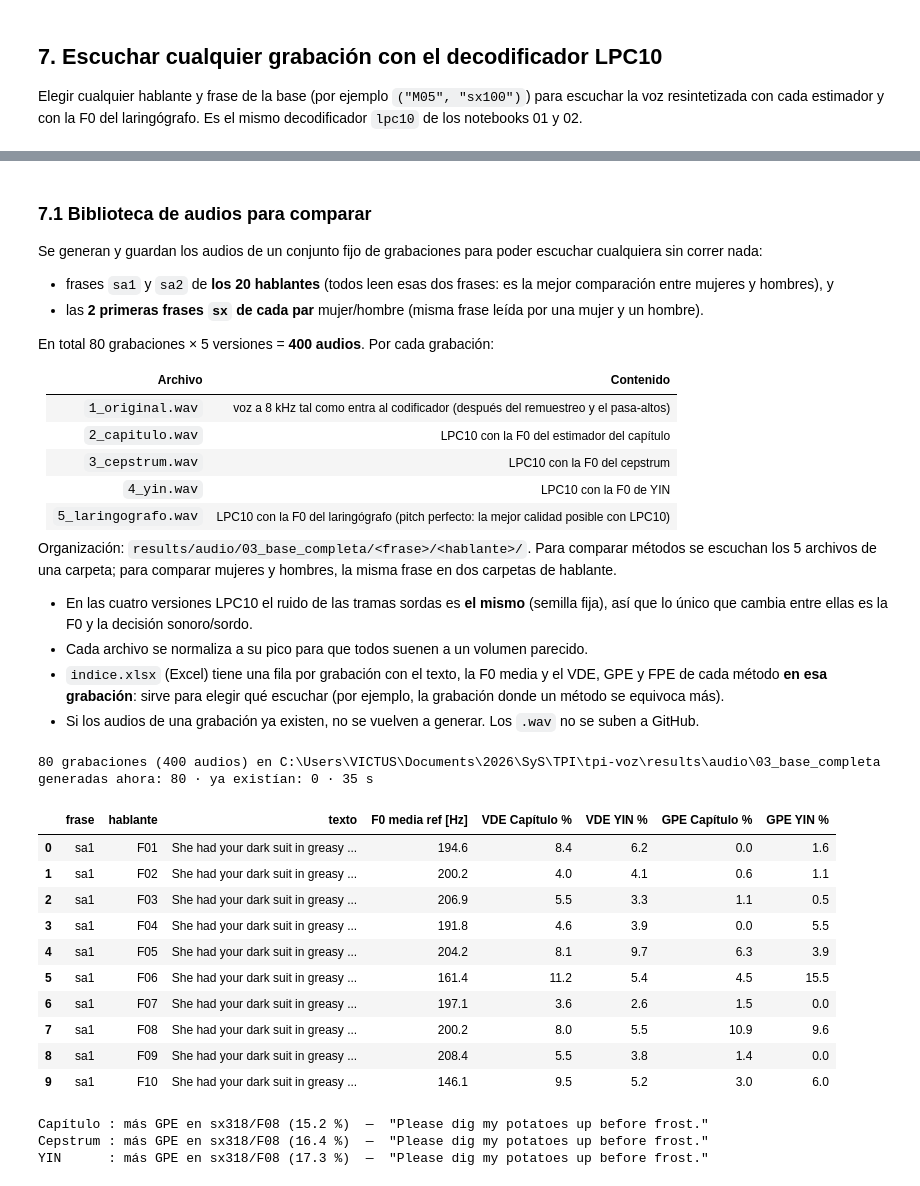
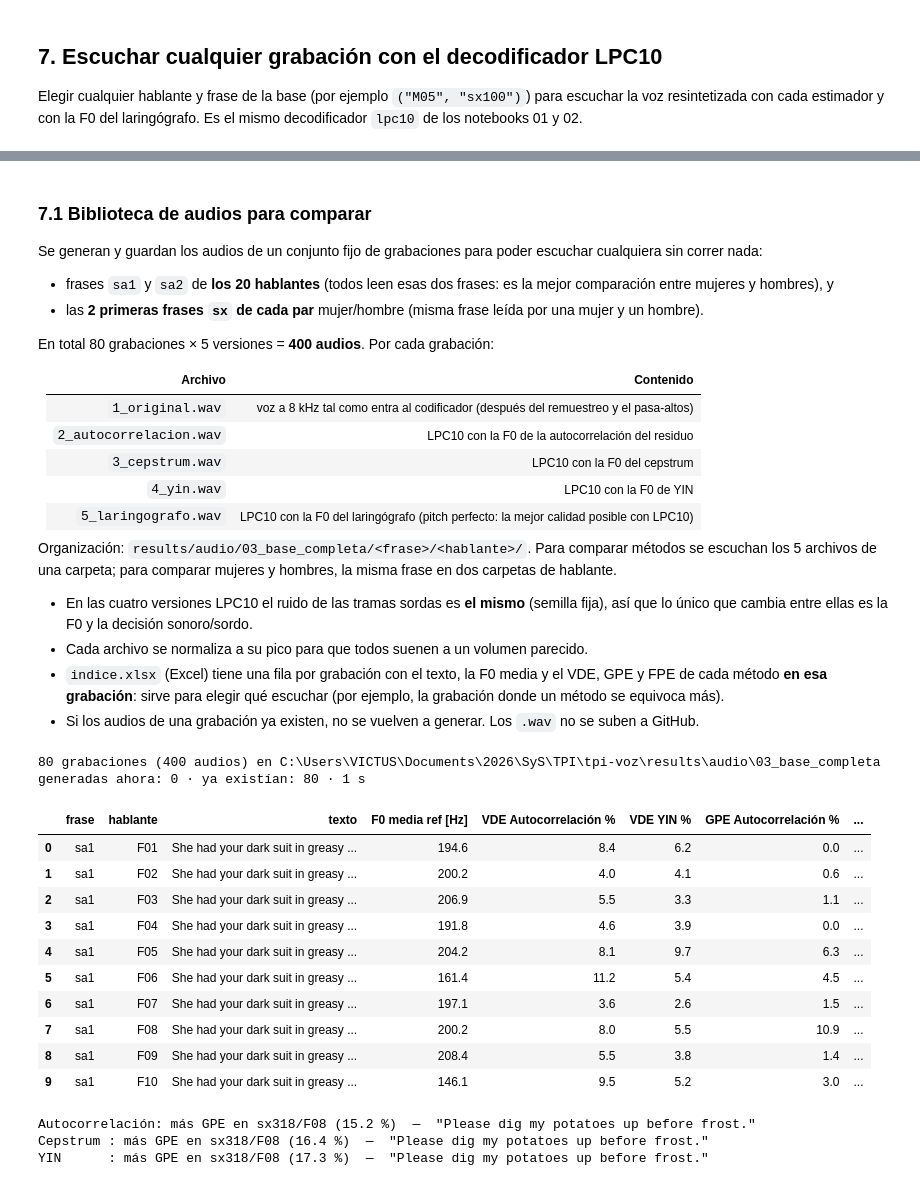
Before and after one commit to martinduelli-max/tpi-voz, a Jupyter notebook: notebooks/03_evaluacion_base_completa.ipynb, the cells around one changed output, grey strips where cells are left out. Saved outputs shown, nothing was run; the diff lists cells and outputs as text; code cells hidden in the pictures.

```diff
--- a/notebooks/03_evaluacion_base_completa.ipynb
+++ b/notebooks/03_evaluacion_base_completa.ipynb
@@ -229,8 +230,8 @@ FS, L_TRAMA, SALTO, P = 8000, 240, 80, 10
 F0_MIN, F0_MAX = 60, 400
 K_MIN, K_MAX = FS // F0_MAX, FS // F0_MIN
 N_FFT_CEP = 512
-METODOS = ["Capítulo", "Cepstrum", "YIN"]
-UMBRAL = {"Capítulo": 0.25, "Cepstrum": 0.16, "YIN": 0.30}     # calibrados en el notebook 02
+METODOS = ["Autocorrelación", "Cepstrum", "YIN"]
+UMBRAL = {"Autocorrelación": 0.25, "Cepstrum": 0.16, "YIN": 0.30}     # calibrados en el notebook 02
 B_HP, A_HP = butter(4, 70, btype="highpass", fs=FS)
 
 def sexo(h):
@@ -266,7 +267,7 @@ def tramas(speech):
     n = (len(speech) - L_TRAMA - K_MAX) // SALTO + 1
     return n, [speech[i * SALTO:i * SALTO + L_TRAMA + K_MAX] for i in range(n)]
 
-def est_capitulo(seg):
+def est_autocorrelacion(seg):
     frame = seg[:L_TRAMA] * np.hamming(L_TRAMA)
     a, _ = lpc(frame, P)
     e = lfilter(a, 1, frame)
@@ -355,7 +356,7 @@ por hablante: {'F01': 234, 'F02': 234, 'F03': 234, 'F04': 234, 'F05': 234, 'F06'
 ARCHIVO_CACHE = CACHE / "03_f0_base_completa.pkl"
 
 if ARCHIVO_CACHE.exists():
-    res = pd.read_pickle(ARCHIVO_CACHE)
+    res = pd.read_pickle(ARCHIVO_CACHE).rename(columns={"Capítulo": "Autocorrelación"})
     print(f"Resultados leídos de {ARCHIVO_CACHE} ({len(res)} grabaciones)")
 else:
     filas, t0 = [], time.time()
@@ -364,7 +365,7 @@ else:
         n, segs = tramas(speech)
         f0 = {m: np.zeros(n, dtype=np.float32) for m in METODOS}
         for i, seg in enumerate(segs):
-            f0["Capítulo"][i] = f0_de(*est_capitulo(seg), UMBRAL["Capítulo"])
+            f0["Autocorrelación"][i] = f0_de(*est_autocorrelacion(seg), UMBRAL["Autocorrelación"])
             f0["Cepstrum"][i] = f0_de(*est_cepstrum(seg), UMBRAL["Cepstrum"])
             T0_yin, _ = est_yin(seg, UMBRAL["YIN"])
             f0["YIN"][i] = FS / T0_yin if T0_yin > 0 else 0.0
@@ -495,7 +496,7 @@ for met in ["VDE %", "GPE %", "FPE %"]:
     for grupo in ["Mujeres", "Hombres", "Todos"]:
         sub = ph if grupo == "Todos" else ph[ph["sexo"] == grupo]
         tabla_m = sub.pivot(index="hablante", columns="Método", values=met)
-        for a_, b_ in [("YIN", "Capítulo"), ("Cepstrum", "Capítulo"), ("YIN", "Cepstrum")]:
+        for a_, b_ in [("YIN", "Autocorrelación"), ("Cepstrum", "Autocorrelación"), ("YIN", "Cepstrum")]:
             dif = tabla_m[a_] - tabla_m[b_]
             p = wilcoxon(tabla_m[a_], tabla_m[b_]).pvalue
             pruebas.append({"Métrica": met, "Grupo": grupo, "Comparación": f"{a_} vs {b_}",
@@ -658,7 +659,7 @@ En total 80 grabaciones × 5 versiones = **400 audios**. Por cada grabación:
 | Archivo | Contenido |
 |---|---|
 | `1_original.wav` | voz a 8 kHz tal como entra al codificador (después del remuestreo y el pasa-altos) |
-| `2_capitulo.wav` | LPC10 con la F0 del estimador del capítulo |
+| `2_autocorrelacion.wav` | LPC10 con la F0 de la autocorrelación del residuo |
 | `3_cepstrum.wav` | LPC10 con la F0 del cepstrum |
 | `4_yin.wav` | LPC10 con la F0 de YIN |
 | `5_laringografo.wav` | LPC10 con la F0 del laringógrafo (pitch perfecto: la mejor calidad posible con LPC10) |
@@ -712,7 +713,7 @@ for k in range(1, 11):
     for frase in sx_par:
         biblioteca += [(f, frase), (m, frase)]
 
-VERSIONES = [("2_capitulo", "Capítulo"), ("3_cepstrum", "Cepstrum"), ("4_yin", "YIN"), ("5_laringografo", "ref")]
+VERSIONES = [("2_autocorrelacion", "Autocorrelación"), ("3_cepstrum", "Cepstrum"), ("4_yin", "YIN"), ("5_laringografo", "ref")]
 
 def guardar_excel(df, ruta_xlsx):
     # Excel con encabezado fijo, filtros y ancho de columnas ajustado al contenido
@@ -730,53 +731,53 @@ def guardar_wav(ruta_wav, x):
     wavfile.write(ruta_wav, FS, (0.9 * x / np.max(np.abs(x)) * 32767).astype(np.int16))
 
 filas, generadas, t0 = [], 0, time.time()
 for h, frase in biblioteca:
     fila = res[(res["hablante"] == h) & (res["frase"] == frase)].iloc[0]
     carpeta = AUDIO_LIB / frase / h
     archivos = [carpeta / "1_original.wav"] + [carpeta / f"{n}.wav" for n, _ in VERSIONES]
     if not all(a.exists() for a in archivos):
         speech, _ = cargar(h, frase)
         guardar_wav(carpeta / "1_original.wav", speech)
         for nombre, col in VERSIONES:
             np.random.seed(0)                       # mismo ruido sordo en las cuatro versiones
             guardar_wav(carpeta / f"{nombre}.wav", lpc10(speech, fila[col]))
         generadas += 1
     ref = fila["ref"]
     info = {"frase": frase, "hablante": h, "sexo": fila["sexo"], "texto": TEXTOS.get(frase, ""),
             "carpeta": f"{frase}/{h}", "F0 media ref [Hz]": round(float(ref[ref > 0].mean()), 1)}
     for m in METODOS:
         r = acumular([(fila[m], ref)])
         info[f"VDE {m} %"] = round(r["VDE %"], 1)
         info[f"GPE {m} %"] = round(r["GPE %"], 1)
         info[f"FPE {m} %"] = round(r["FPE %"], 1)
     filas.append(info)
 
 indice = pd.DataFrame(filas)
 guardar_excel(indice, AUDIO_LIB / "indice.xlsx")
 print(f"{len(biblioteca)} grabaciones ({len(biblioteca) * 5} audios) en {AUDIO_LIB.resolve()}")
 print(f"generadas ahora: {generadas} · ya existían: {len(biblioteca) - generadas} · {time.time() - t0:.0f} s")
-indice[["frase", "hablante", "texto", "F0 media ref [Hz]", "VDE Capítulo %", "VDE YIN %", "GPE Capítulo %", "GPE YIN %"]].head(10)
+indice[["frase", "hablante", "texto", "F0 media ref [Hz]", "VDE Autocorrelación %", "VDE YIN %", "GPE Autocorrelación %", "GPE YIN %"]].head(10)
 # %% [output]
 80 grabaciones (400 audios) en C:\Users\VICTUS\Documents\2026\SyS\TPI\tpi-voz\results\audio\03_base_completa
-generadas ahora: 80 · ya existían: 0 · 35 s
+generadas ahora: 0 · ya existían: 80 · 1 s
-|  | frase | hablante | texto | F0 media ref [Hz] | VDE Capítulo % | VDE YIN % | GPE Capítulo % | GPE YIN % |
-| 0 | sa1 | F01 | She had your dark suit in greasy ... | 194.6 | 8.4 | 6.2 | 0.0 | 1.6 |
-| 1 | sa1 | F02 | She had your dark suit in greasy ... | 200.2 | 4.0 | 4.1 | 0.6 | 1.1 |
-| 2 | sa1 | F03 | She had your dark suit in greasy ... | 206.9 | 5.5 | 3.3 | 1.1 | 0.5 |
-| 3 | sa1 | F04 | She had your dark suit in greasy ... | 191.8 | 4.6 | 3.9 | 0.0 | 5.5 |
-| 4 | sa1 | F05 | She had your dark suit in greasy ... | 204.2 | 8.1 | 9.7 | 6.3 | 3.9 |
-| 5 | sa1 | F06 | She had your dark suit in greasy ... | 161.4 | 11.2 | 5.4 | 4.5 | 15.5 |
-| 6 | sa1 | F07 | She had your dark suit in greasy ... | 197.1 | 3.6 | 2.6 | 1.5 | 0.0 |
-| 7 | sa1 | F08 | She had your dark suit in greasy ... | 200.2 | 8.0 | 5.5 | 10.9 | 9.6 |
-| 8 | sa1 | F09 | She had your dark suit in greasy ... | 208.4 | 5.5 | 3.8 | 1.4 | 0.0 |
-| 9 | sa1 | F10 | She had your dark suit in greasy ... | 146.1 | 9.5 | 5.2 | 3.0 | 6.0 |
+|  | frase | hablante | texto | F0 media ref [Hz] | VDE Autocorrelación % | VDE YIN % | GPE Autocorrelación % | ... |
+| 0 | sa1 | F01 | She had your dark suit in greasy ... | 194.6 | 8.4 | 6.2 | 0.0 | ... |
+| 1 | sa1 | F02 | She had your dark suit in greasy ... | 200.2 | 4.0 | 4.1 | 0.6 | ... |
+| 2 | sa1 | F03 | She had your dark suit in greasy ... | 206.9 | 5.5 | 3.3 | 1.1 | ... |
+| 3 | sa1 | F04 | She had your dark suit in greasy ... | 191.8 | 4.6 | 3.9 | 0.0 | ... |
+| 4 | sa1 | F05 | She had your dark suit in greasy ... | 204.2 | 8.1 | 9.7 | 6.3 | ... |
+| 5 | sa1 | F06 | She had your dark suit in greasy ... | 161.4 | 11.2 | 5.4 | 4.5 | ... |
+| 6 | sa1 | F07 | She had your dark suit in greasy ... | 197.1 | 3.6 | 2.6 | 1.5 | ... |
+| 7 | sa1 | F08 | She had your dark suit in greasy ... | 200.2 | 8.0 | 5.5 | 10.9 | ... |
+| 8 | sa1 | F09 | She had your dark suit in greasy ... | 208.4 | 5.5 | 3.8 | 1.4 | ... |
+| 9 | sa1 | F10 | She had your dark suit in greasy ... | 146.1 | 9.5 | 5.2 | 3.0 | ... |
 # %%
 # Grabaciones de la biblioteca donde cada método comete más errores gruesos (para escuchar casos difíciles)
 for m in METODOS:
     peor = indice.sort_values(f"GPE {m} %", ascending=False).iloc[0]
     print(f"{m:9}: más GPE en {peor['carpeta']} ({peor[f'GPE {m} %']} %)  —  \"{peor['texto']}\"")
 # %% [output]
-Capítulo : más GPE en sx318/F08 (15.2 %)  —  "Please dig my potatoes up before frost."
+Autocorrelación: más GPE en sx318/F08 (15.2 %)  —  "Please dig my potatoes up before frost."
 Cepstrum : más GPE en sx318/F08 (16.4 %)  —  "Please dig my potatoes up before frost."
 YIN      : más GPE en sx318/F08 (17.3 %)  —  "Please dig my potatoes up before frost."
 # %% [markdown]
```
Also changed, not shown: parts of 10 cells of this notebook, 18 other files.
